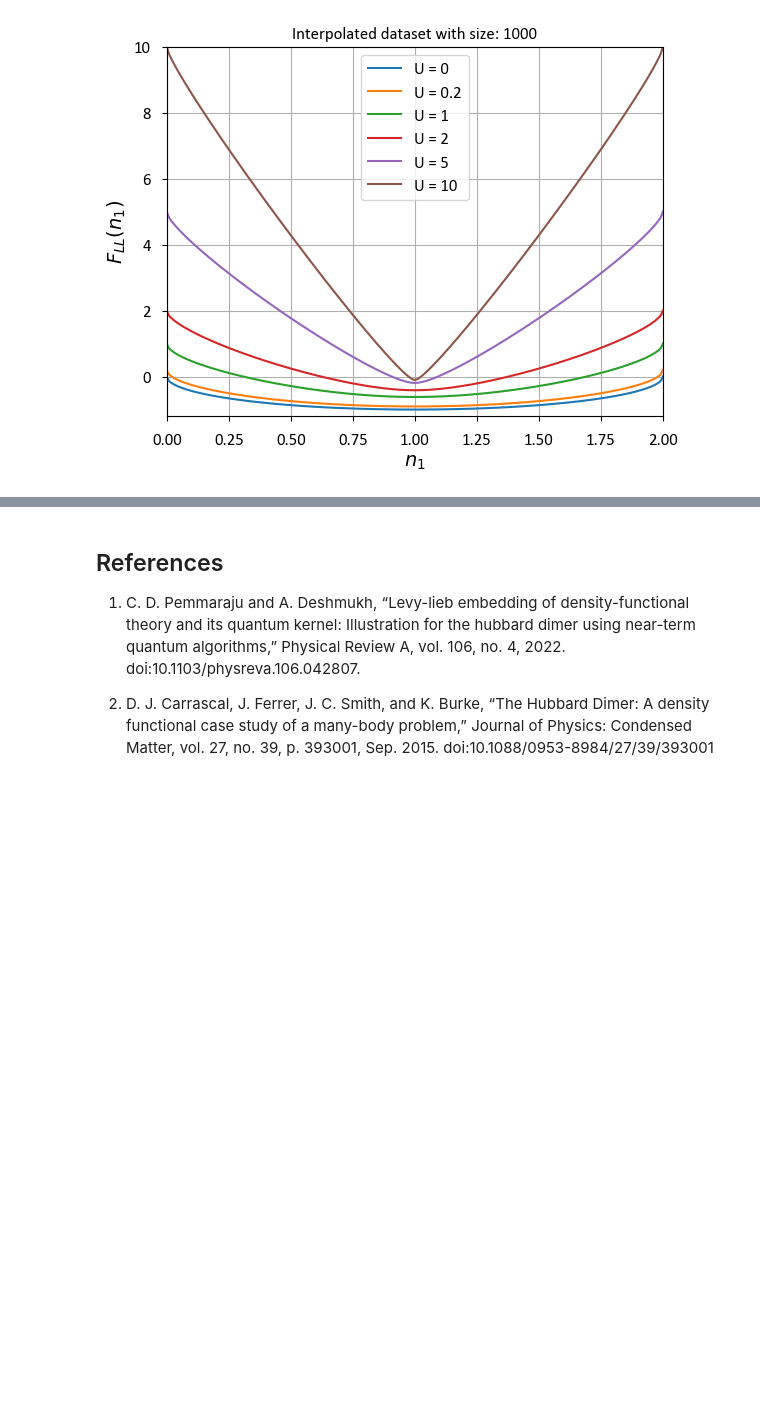
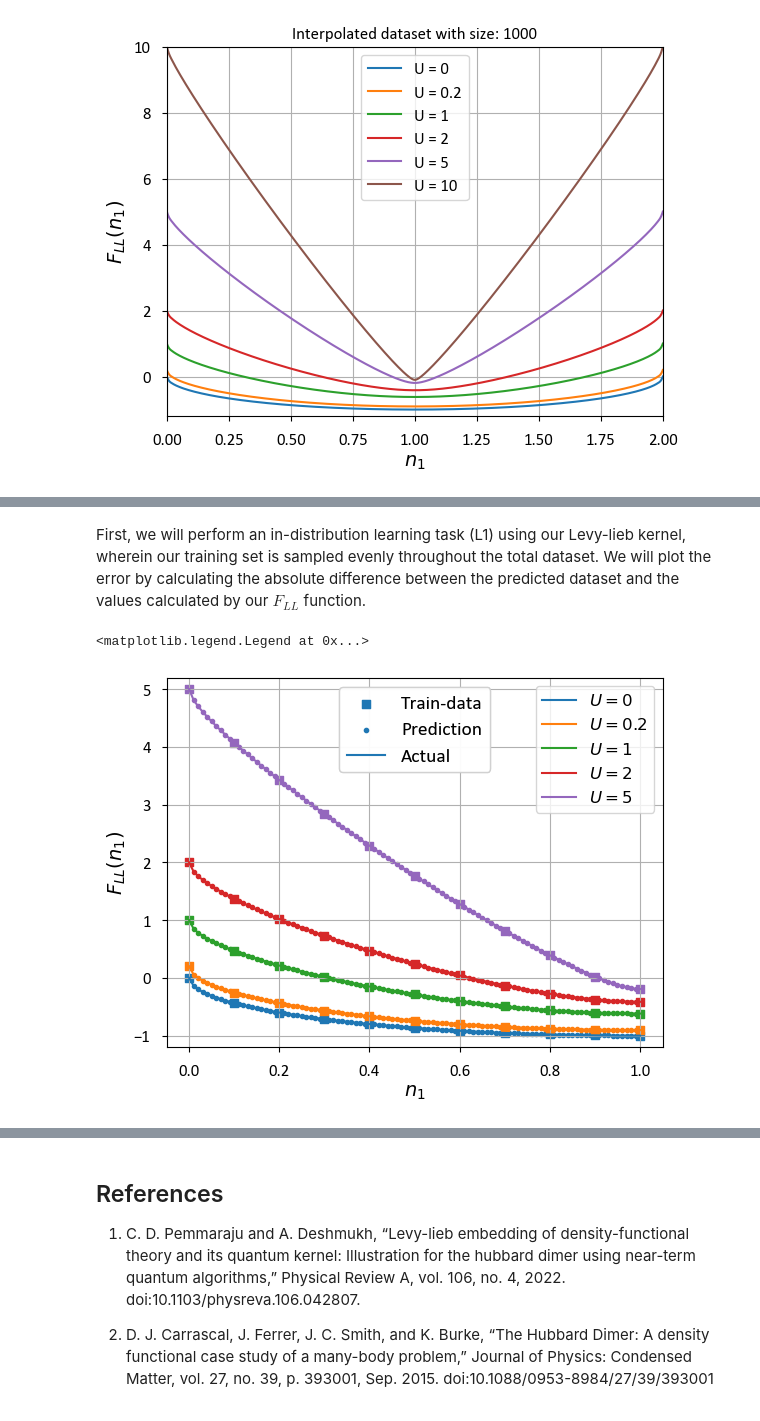
Before and after one commit to anthonyrtw/LevyLieb_VQE, a Jupyter notebook: main.ipynb, the cells around one changed output, grey strips where cells are left out. Drawn from its saved outputs; the diff is of its cells as text; code cells hidden in the pictures; blank space fills up the shorter version.

Commit message:
Added section on Levy-Lieb kernel

```diff
--- a/main.ipynb
+++ b/main.ipynb
@@ -475,10 +458,7 @@ We will compare our results to that of the exact ground state. This can be calcu
 # %%
-from numpy import linalg
-
 def exact_E_ground(t, U, dv):
     """
     Calculates the exact eigenvalues of the symmetric dimer.
-
     Args:
         t (float): tunnelling amplitude
         U (float): interaction energy parameter
@@ -494,7 +474,7 @@ def exact_E_ground(t, U, dv):
                   [t,           0,       0,  t],
                   [0,          -t,       t,  2 * v2 + U]])
 
-    eigenvalues = np.real(linalg.eig(H)[0])
+    eigenvalues = np.real(np.linalg.eig(H)[0])
     return min(eigenvalues)
 
 dv_array2 = np.linspace(0, 20, 3 * len(dv_array))
@@ -540,0 +560,15 @@ plt.show()
+# %%
+def kernel_G(n_array1, n_array2, sigma):
+    """
+    Calculates the Gaussian kernel matrix from pariwise density datasets, n_array1, n_array2
+    Args:
+        n_array1, n_array2 (numpy.ndarray): pairwise density datasets
+        sigma: Gaussian kernel hyperparameter
+    Returns
+        numpy.ndarray[numpy.ndarray]
+    """
+    K = np.zeros((len(n_array1), len(n_array2)))
+    for i in range(len(n_array1)):
+        for j in range(len(n_array2)):
+            K[i][j] = 1/2*sigma**2 * np.exp(-abs(n_array1[i] - n_array2[j])**2)
+    return K
@@ -540,0 +689,29 @@ plt.show()
+# %% [markdown]
+First, we will perform an in-distribution learning task (L1) using our Levy-lieb kernel, wherein our training set is sampled evenly throughout the total dataset. We will plot the error by calculating the absolute difference between the predicted dataset and the values calculated by our $F_{LL}$ function.
+# %%
+colours = ['tab:blue', 'tab:orange', 'tab:green', 'tab:red', 'tab:purple']
+plt.xlim(-0.05, 1.05)
+plt.ylim(-1.2, 5.2)
+plt.xlabel('$n_{1}$', fontdict={'fontsize': 14})
+plt.ylabel('$F_{LL}(n_{1})$', fontdict={'fontsize': 14})
+plt.grid(True)
+plt.tick_params(axis='both', labelsize=12,  direction='out', pad=8)
+plt.rcParams['font.family'] = 'Calibri'
+
+for i in range(len(U_array) - 1):
+
+    L1 = learning_task([0, 1], 11, 4e-15, U_array[i])
+    n_train, fll_train = L1[0]
+    n_test, fll_pred = L1[1]
+
+    plt.scatter(n_train, fll_train, marker='s', color=colours[i])
+    plt.scatter(n_test, fll_pred, marker='.', color=colours[i])
+    plt.plot(n_array, fll[i], label=f'$U = {U_array[i]}$', color=colours[i])
+
+legend1 = plt.legend(loc='upper right', prop = {'size':12})
+legend2 = plt.legend(['Train-data', 'Prediction', 'Actual'], loc=9, prop={'size':14}, labelcolor='black')
+plt.gca().add_artist(legend1)
+plt.gca().add_artist(legend2)
+# %% [output]
+<matplotlib.legend.Legend at 0x...>
+[figure, added]
```
Also changed, not shown: parts of 40 cells of this notebook.
